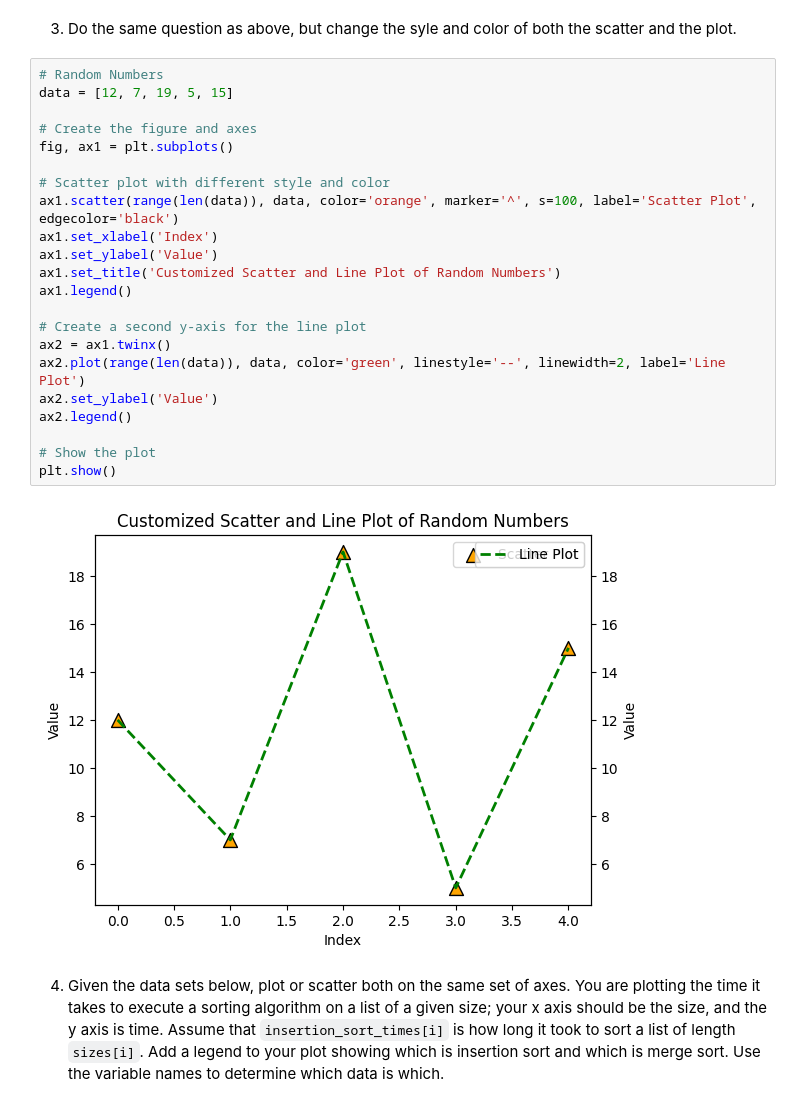
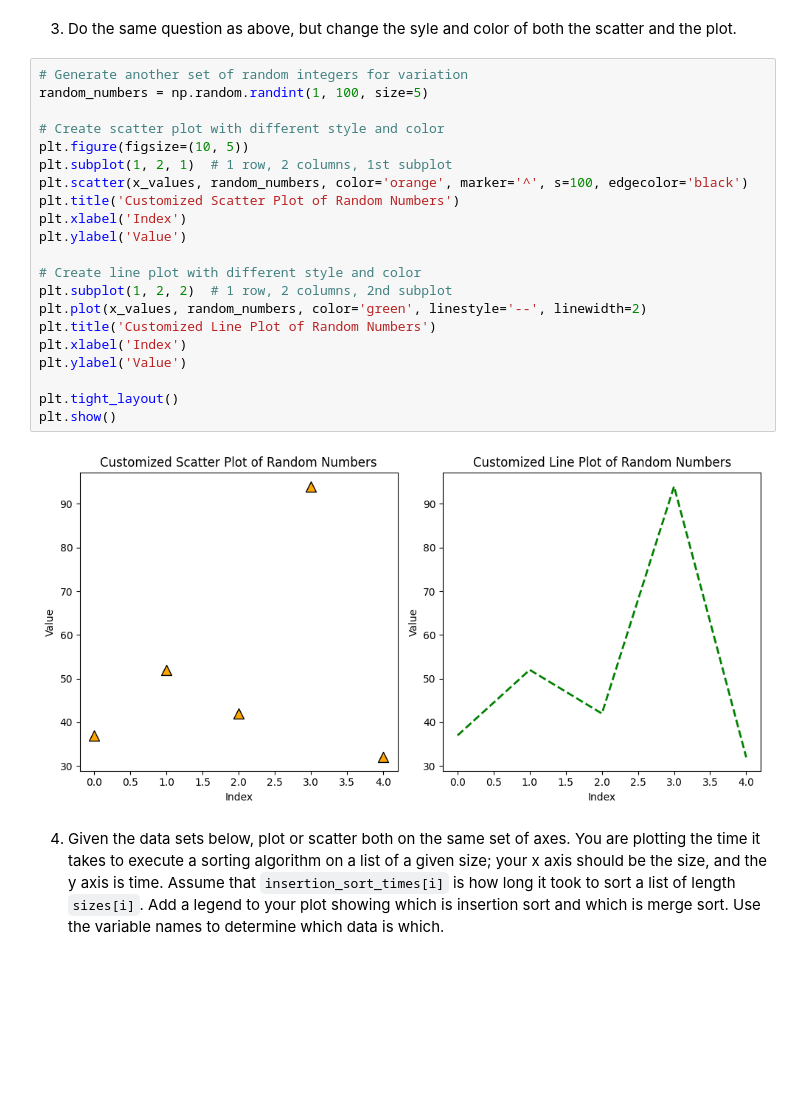
Before and after one commit to katehuntsman/web-project-03-huntsman, a Jupyter notebook: pyplot.ipynb, the cells around one changed output. Cells and saved outputs as stored; diff of their text form; blank space fills up the shorter version.

```diff
--- a/pyplot.ipynb
+++ b/pyplot.ipynb
@@ -99,29 +116,28 @@ plt.show()
 # %% [markdown]
 3. Do the same question as above, but change the syle and color of both the scatter and the plot.
-# %%
-# Random Numbers
-data = [12, 7, 19, 5, 15]
-
-# Create the figure and axes
-fig, ax1 = plt.subplots()
-
-# Scatter plot with different style and color
-ax1.scatter(range(len(data)), data, color='orange', marker='^', s=100, label='Scatter Plot', edgecolor='black')
-ax1.set_xlabel('Index')
-ax1.set_ylabel('Value')
-ax1.set_title('Customized Scatter and Line Plot of Random Numbers')
-ax1.legend()
-
-# Create a second y-axis for the line plot
-ax2 = ax1.twinx()
-ax2.plot(range(len(data)), data, color='green', linestyle='--', linewidth=2, label='Line Plot')
-ax2.set_ylabel('Value')
-ax2.legend()
-
-# Show the plot
-plt.show()
-# %% [output]
-[figure, removed]
+# %%
+# Generate another set of random integers for variation
+random_numbers = np.random.randint(1, 100, size=5)
+
+# Create scatter plot with different style and color
+plt.figure(figsize=(10, 5))
+plt.subplot(1, 2, 1)  # 1 row, 2 columns, 1st subplot
+plt.scatter(x_values, random_numbers, color='orange', marker='^', s=100, edgecolor='black')
+plt.title('Customized Scatter Plot of Random Numbers')
+plt.xlabel('Index')
+plt.ylabel('Value')
+
+# Create line plot with different style and color
+plt.subplot(1, 2, 2)  # 1 row, 2 columns, 2nd subplot
+plt.plot(x_values, random_numbers, color='green', linestyle='--', linewidth=2)
+plt.title('Customized Line Plot of Random Numbers')
+plt.xlabel('Index')
+plt.ylabel('Value')
+
+plt.tight_layout()
+plt.show()
+# %% [output]
+[figure, added]
 # %% [markdown]
 4. Given the data sets below, plot or scatter both on the same set of axes.  You are plotting the time it takes to execute a sorting algorithm on a list of a given size; your x axis should be the size, and the y axis is time.  Assume that `insertion_sort_times[i]` is how long it took to sort a list of length `sizes[i]`.  Add a legend to your plot showing which is insertion sort and which is merge sort.  Use the variable names to determine which data is which.
 # %%
```
Also changed, not shown: parts of 4 cells of this notebook, 1 other file.
